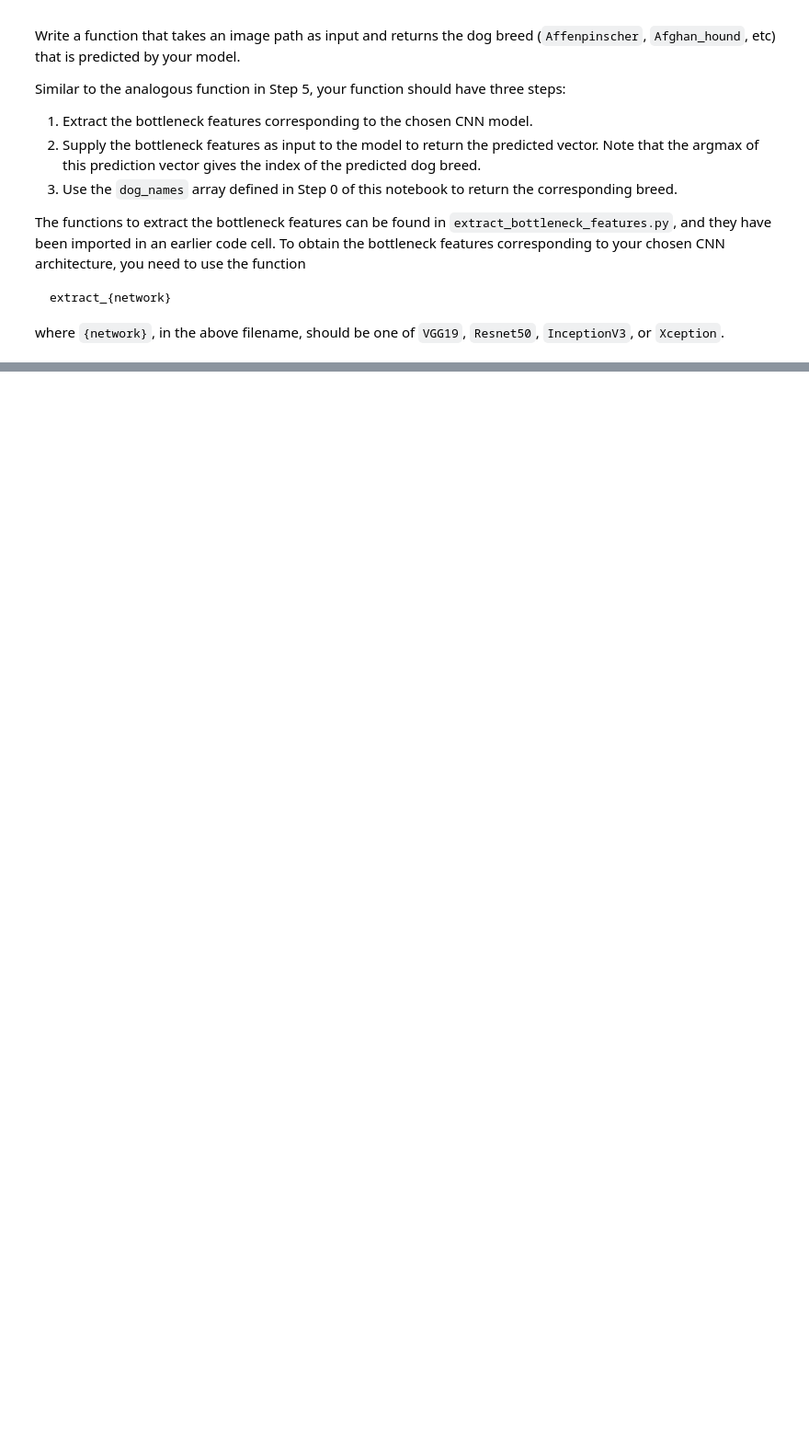
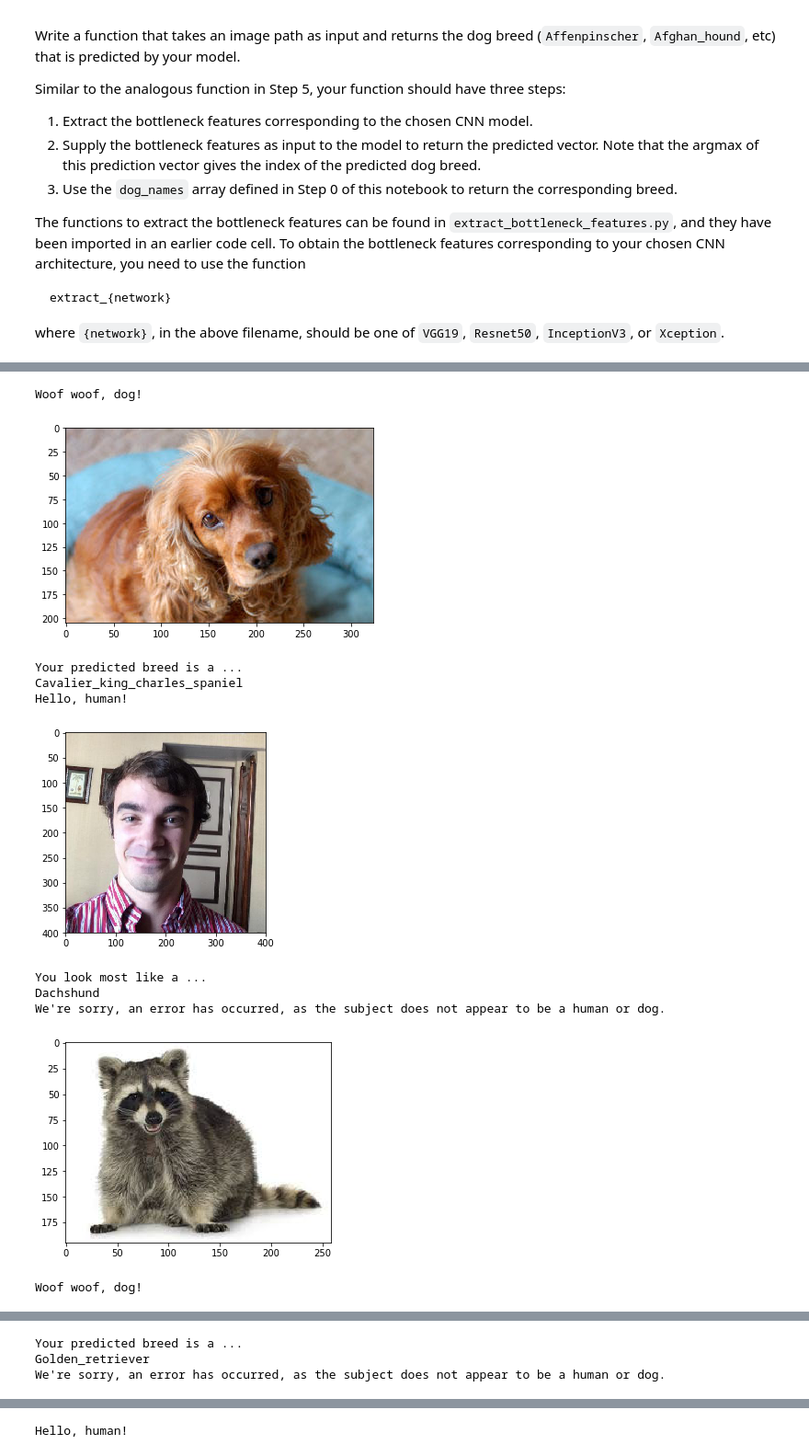
Before and after one commit to mvirgo/DLND-Projects, a Jupyter notebook: dog-project/dog_app.ipynb, the cells around one changed output, grey strips where cells are left out. Shown at 92% size. Saved outputs shown, nothing was run; the diff lists cells and outputs as text; code cells hidden in the pictures; blank space fills up the shorter version.

```diff
--- a/dog-project/dog_app.ipynb
+++ b/dog-project/dog_app.ipynb
@@ -647,8 +699,17 @@ The functions to extract the bottleneck features can be found in `extract_bottle
 
 where `{network}`, in the above filename, should be one of `VGG19`, `Resnet50`, `InceptionV3`, or `Xception`.
 # %%
-### TODO: Write a function that takes a path to an image as input
-### and returns the dog breed that is predicted by the model.
+# Write a function that takes a path to an image as input
+# and returns the dog breed that is predicted by the model.
+from extract_bottleneck_features import *
+
+def Inception_predict_breed(img_path):
+    # extract bottleneck features
+    bottleneck_feature = extract_InceptionV3(path_to_tensor(img_path))
+    # obtain predicted vector
+    predicted_vector = Inception_model.predict(bottleneck_feature)
+    # return dog breed that is predicted by the model
+    return dog_names[np.argmax(predicted_vector)]
 # %% [markdown]
 ---
 <a id='step6'></a>
@@ -667,3 +728,28 @@ Some sample output for our algorithm is provided below, but feel free to design
 
 
 ### (IMPLEMENTATION) Write your Algorithm
+# %%
+### Write your algorithm.
+### Feel free to use as many code cells as needed.
+def show_pic(img_path):
+    img = cv2.imread(img_path)
+    plt.imshow(cv2.cvtColor(img, cv2.COLOR_BGR2RGB))  # cv2 reads as BGR, so want as RGB for matplotlib
+    plt.show()
+
+def predict_breed(img_path):
+    return Inception_predict_breed(img_path)
+
+def breed_algorithm(img_path):
+    if face_detector(img_path):
+        print("Hello, human!")
+        show_pic(img_path)
+        print("You look most like a ...")
+        print(predict_breed(img_path))
+    elif dog_detector(img_path):
+        print("Woof woof, dog!")
+        show_pic(img_path)
+        print("Your predicted breed is a ...")
+        print(predict_breed(img_path))
+    else:
+        print("We're sorry, an error has occurred, as the subject does not appear to be a human or dog.")
+        show_pic(img_path)
@@ -670,3 +775,18 @@ Some sample output for our algorithm is provided below, but feel free to design
 # %%
-### TODO: Write your algorithm.
-### Feel free to use as many code cells as needed.
+## Execute your algorithm from Step 6 on
+## at least 6 images on your computer.
+## Feel free to use as many code cells as needed.
+for file_path in glob('test_images/*.jpg'):
+    breed_algorithm(file_path)
+# %% [output]
+Woof woof, dog!
+[figure, added]
+Your predicted breed is a ...
+Cavalier_king_charles_spaniel
+Hello, human!
+[figure, added]
+You look most like a ...
+Dachshund
+We're sorry, an error has occurred, as the subject does not appear to be a human or dog.
+[figure, added]
+Woof woof, dog!
@@ -672,0 +794,3 @@ Some sample output for our algorithm is provided below, but feel free to design
+Your predicted breed is a ...
+Golden_retriever
+We're sorry, an error has occurred, as the subject does not appear to be a human or dog.
@@ -672,0 +798 @@ Some sample output for our algorithm is provided below, but feel free to design
+Hello, human!
```
Also changed, not shown: parts of 26 cells of this notebook, 12 other files.
